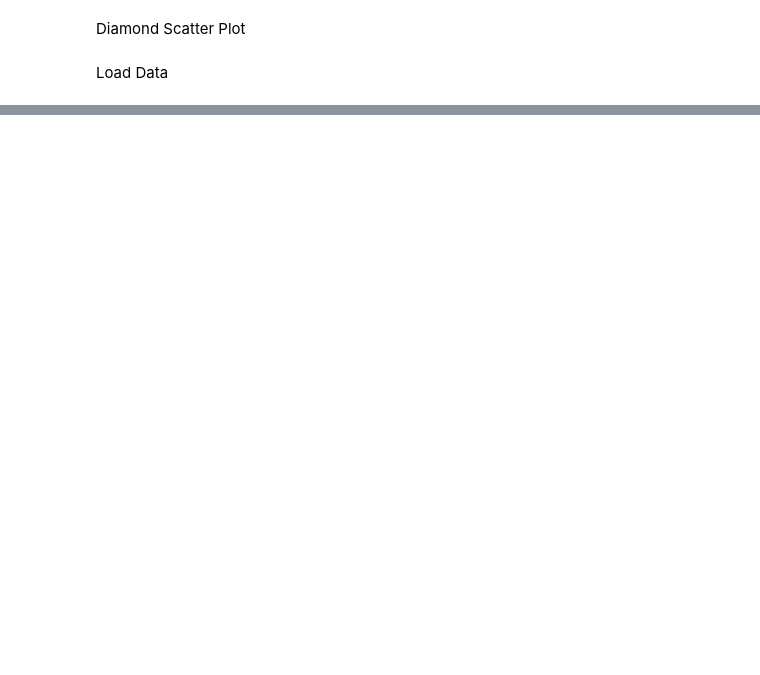
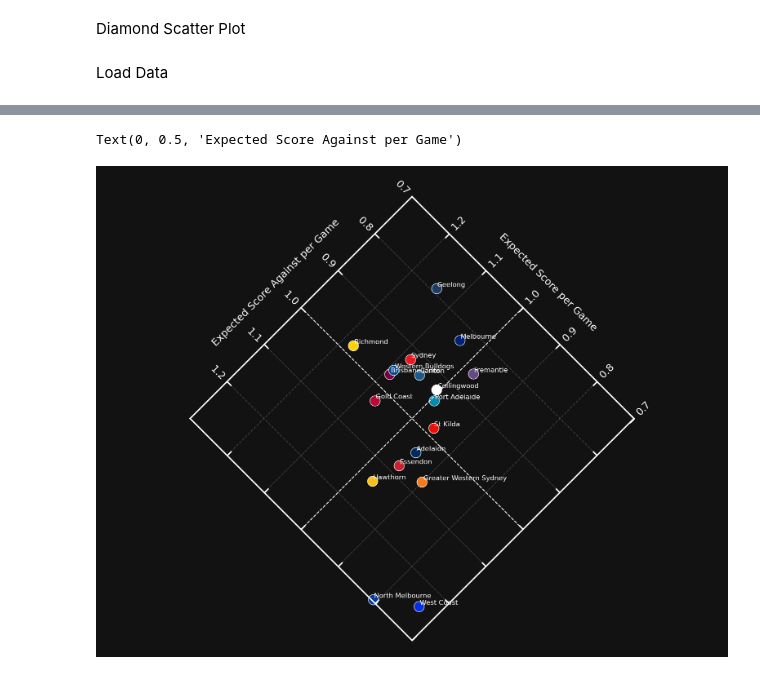
Before and after one commit to ciaran-grant/expected-score-model, a Jupyter notebook: notebooks/visualisations/diamond_scatter_plot/diamond_scatter_plot.ipynb, the cells around one changed output, grey strips where cells are left out. Drawn from its saved outputs; the diff is of its cells as text; code cells hidden in the pictures; blank space fills up the shorter version.

```diff
--- a/notebooks/visualisations/diamond_scatter_plot/diamond_scatter_plot.ipynb
+++ b/notebooks/visualisations/diamond_scatter_plot/diamond_scatter_plot.ipynb
@@ -482,0 +84,8 @@ plt.show()
+# %%
+data_2022 = groupby_team_expected_score(df_shots[df_shots['Year'] == 2022])
+fig, ax = plot_diamond_scatter_plot(data_2022, x, y, x_pad=0.3, y_pad=0.3, nticks=7)
+ax.set_xlabel("Expected Score per Game")
+ax.set_ylabel("Expected Score Against per Game")
+# %% [output]
+Text(0, 0.5, 'Expected Score Against per Game')
+[figure, added]
```
Also changed, not shown: parts of 24 cells of this notebook, 3 other files.
